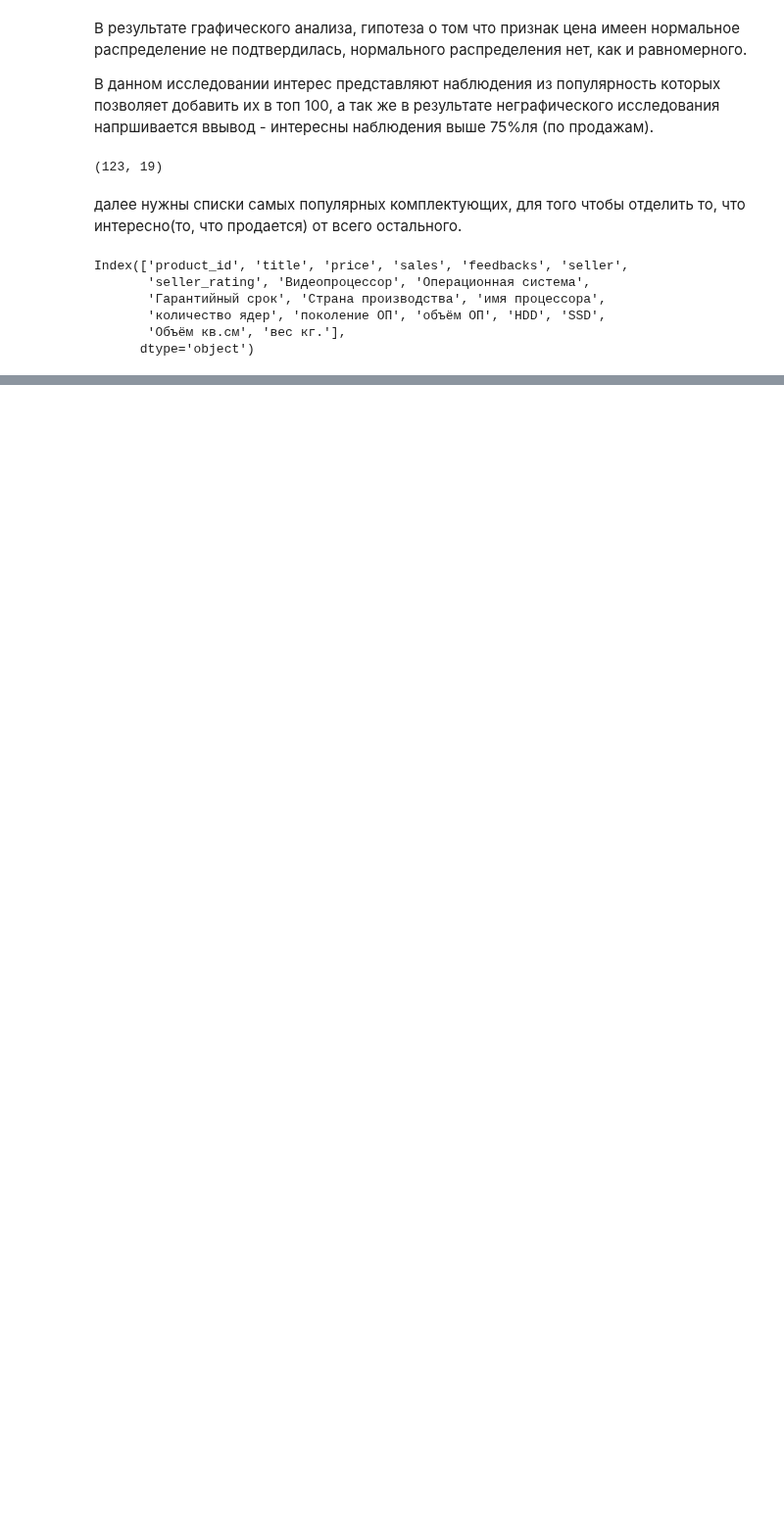
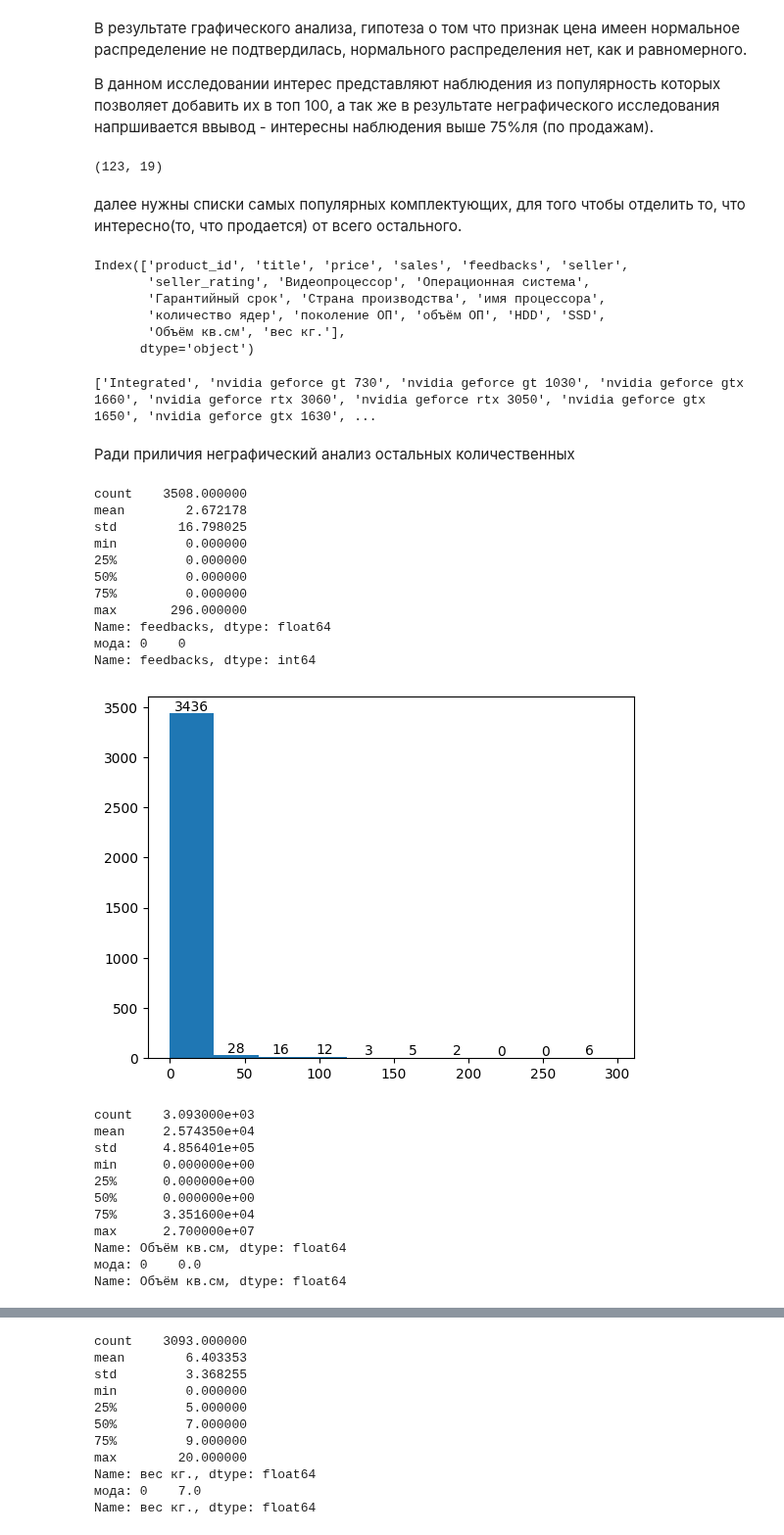
Before and after one commit to EZSib/data_-analytics2023, a Jupyter notebook: practice_eda_Efim.ipynb, the cells around one changed output, grey strips where cells are left out. Shown at 98% size. Drawn from its saved outputs; the diff is of its cells as text; code cells hidden in the pictures; blank space fills up the shorter version.

```diff
--- a/practice_eda_Efim.ipynb
+++ b/practice_eda_Efim.ipynb
@@ -455,3 +455,40 @@ list_proc = list(top100['имя процессора'].unique())
 list_oper = list(top100['объём ОП'].unique())
 list_hdd = list(top100['HDD'].unique())
 list_ssd = list(top100['SSD'].unique())
+# %%
+print(list_grap,list_proc, list_oper, list_hdd, list_ssd, sep='/n')
+# %% [output]
+['Integrated', 'nvidia geforce gt 730', 'nvidia geforce gt 1030', 'nvidia geforce gtx 1660', 'nvidia geforce rtx 3060', 'nvidia geforce rtx 3050', 'nvidia geforce gtx 1650', 'nvidia geforce gtx 1630', ...
+# %% [markdown]
+Ради приличия неграфический анализ остальных количественных
+# %%
+for i in ['feedbacks','Объём кв.см','вес кг.','Гарантийный срок']:
+  print(ds[i].describe())
+  print('мода:',ds[i].mode())
+  counts, edges, bars = plt.hist(ds[i])
+  plt.bar_label(bars)
+  plt.show()
+# %% [output]
+count    3508.000000
+mean        2.672178
+std        16.798025
+min         0.000000
+25%         0.000000
+50%         0.000000
+75%         0.000000
+max       296.000000
+Name: feedbacks, dtype: float64
+мода: 0    0
+Name: feedbacks, dtype: int64
+[figure, added]
+count    3.093000e+03
+mean     2.574350e+04
+std      4.856401e+05
+min      0.000000e+00
+25%      0.000000e+00
+50%      0.000000e+00
+75%      3.351600e+04
+max      2.700000e+07
+Name: Объём кв.см, dtype: float64
+мода: 0    0.0
+Name: Объём кв.см, dtype: float64
@@ -457,0 +496,11 @@ list_ssd = list(top100['SSD'].unique())
+count    3093.000000
+mean        6.403353
+std         3.368255
+min         0.000000
+25%         5.000000
+50%         7.000000
+75%         9.000000
+max        20.000000
+Name: вес кг., dtype: float64
+мода: 0    7.0
+Name: вес кг., dtype: float64
```
Also changed, not shown: parts of 17 cells of this notebook.
